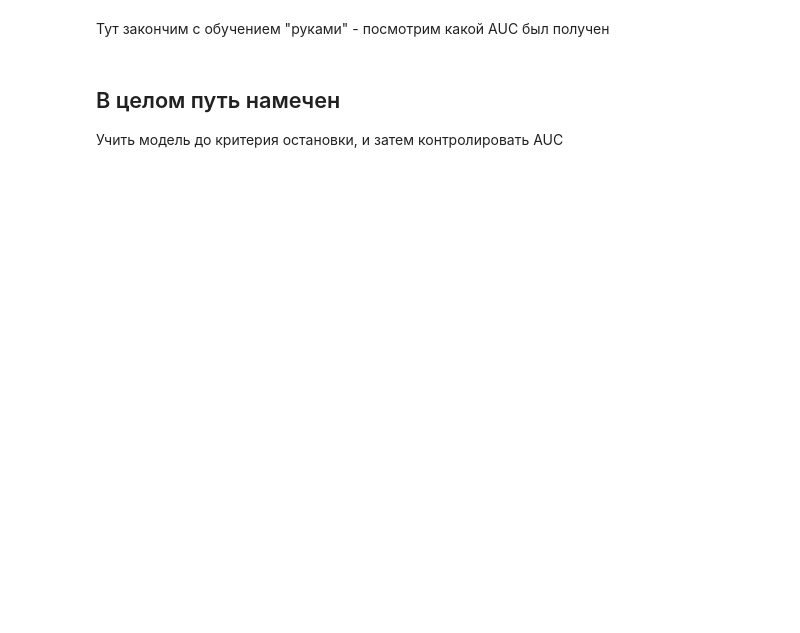
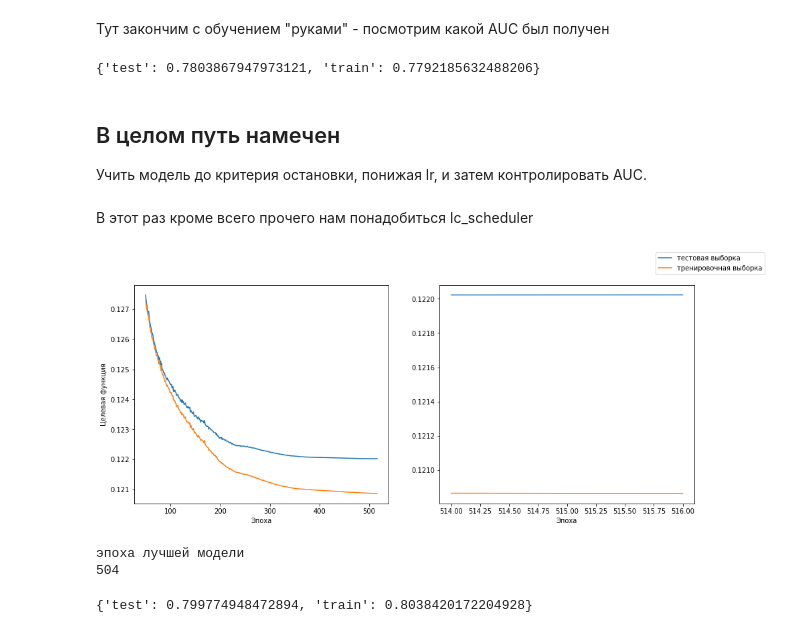
Before and after one commit to Dranikf/diplom_project, a Jupyter notebook: prog/model/alternative_model.ipynb, the cells around one changed output. Saved outputs shown, nothing was run; the diff lists cells and outputs as text; code cells hidden in the pictures; blank space fills up the shorter version.

```diff
--- a/prog/model/alternative_model.ipynb
+++ b/prog/model/alternative_model.ipynb
@@ -264,9 +280,55 @@ save_my_lc(
 # %% [markdown]
 Тут закончим с обучением "руками" - посмотрим какой AUC был получен
 # %%
-p_hat = model_1lay(torch.tensor(X_test.astype('float32')))
-roc_auc_score(y_test, p_hat.detach().numpy())
+get_auc(lay1_trainer.best_model)
+# %% [output]
+{'test': 0.7803867947973121, 'train': 0.7792185632488206}
 # %% [markdown]
 ## В целом путь намечен
 
-Учить модель до критерия остановки, и затем контролировать AUC
+Учить модель до критерия остановки, понижая lr, и затем контролировать AUC.
+# %% [markdown]
+В этот раз кроме всего прочего нам понадобиться lc_scheduler
+# %%
+torch.manual_seed(0)
+model_1lay = ResultNet([X.shape[1], X.shape[1]])
+
+optimizer = optim.Adam(
+    model_1lay.parameters(),
+    lr = 0.01
+)
+
+lr_scheduler = optim.lr_scheduler.ExponentialLR(
+    optimizer, gamma = 0.99,
+
+)
+
+lay1_trainer = model_trainer(
+    model_1lay, optimizer,
+    loss_fn, lr_scheduler = lr_scheduler
+)
+
+lay1_trainer.fit(
+    train_data_loader,
+    test_data_loader,
+    epochs = 1000,
+    check_epoch = 20
+)
+# %%
+save_my_lc(
+    lay1_trainer,
+    curve_param = {
+        'start_show': 50,
+        'last_spes_show': 3
+    }
+)
+# %% [output]
+[figure, added]
+# %%
+print('эпоха лучшей модели')
+print(lay1_trainer.best_epoch)
+get_auc(lay1_trainer.best_model)
+# %% [output]
+эпоха лучшей модели
+504
+{'test': 0.799774948472894, 'train': 0.8038420172204928}
```
Also changed, not shown: parts of 16 cells of this notebook, 12 other files.
